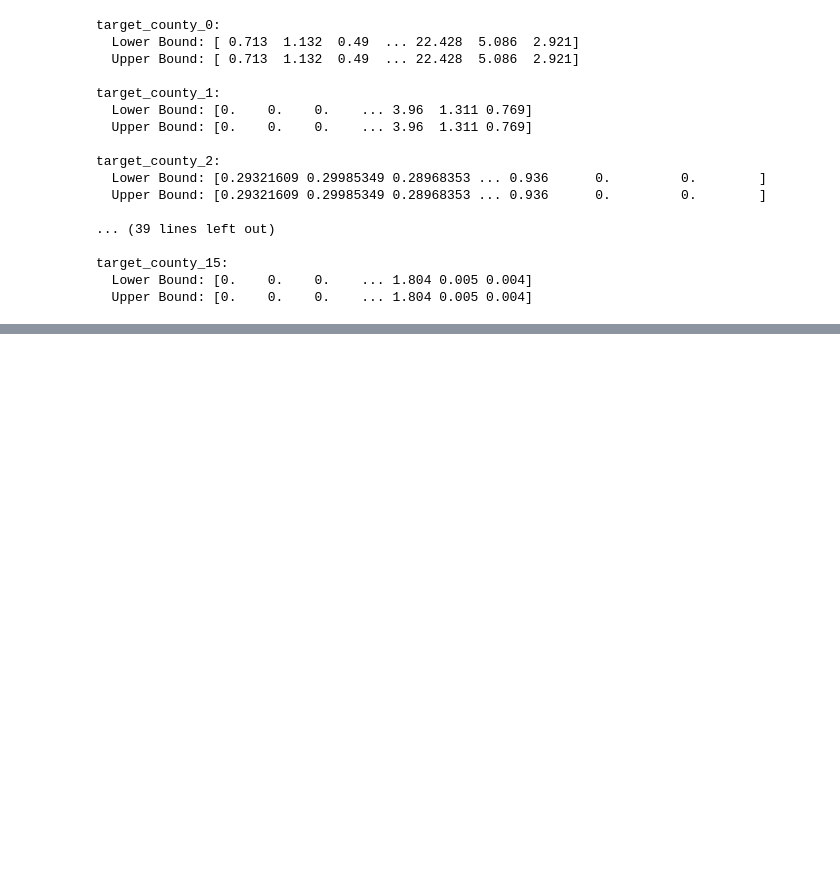
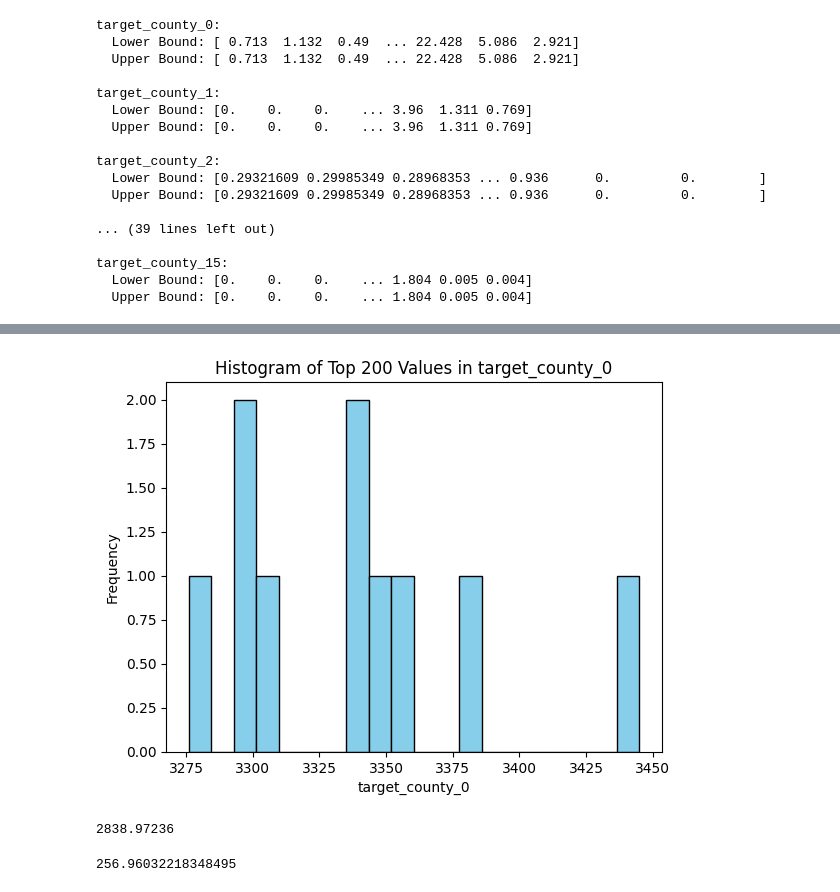
Before and after one commit to ababei/enefit, a Jupyter notebook: enefit-data-imputation.ipynb, the cells around one changed output, grey strips where cells are left out. Cells and saved outputs as stored; diff of their text form; code cells hidden in the pictures; blank space fills up the shorter version.

```diff
--- a/enefit-data-imputation.ipynb
+++ b/enefit-data-imputation.ipynb
@@ -201,0 +309,19 @@ target_county_15:
+# %%
+column_name=  'target_county_0'
+top_200_values = data[column_name].nlargest(10).tolist()
+# %%
+plt.hist(top_200_values, bins=20, color='skyblue', edgecolor='black')
+plt.title(f'Histogram of Top 200 Values in {column_name}')
+plt.xlabel(column_name)
+plt.ylabel('Frequency')
+plt.show()
+# %% [output]
+[figure, added]
+# %%
+np.array(top_200_values).mean()
+# %% [output]
+2838.97236
+# %%
+np.array(top_200_values).std()
+# %% [output]
+256.96032218348495
```
Also changed, not shown: parts of 21 cells of this notebook.
